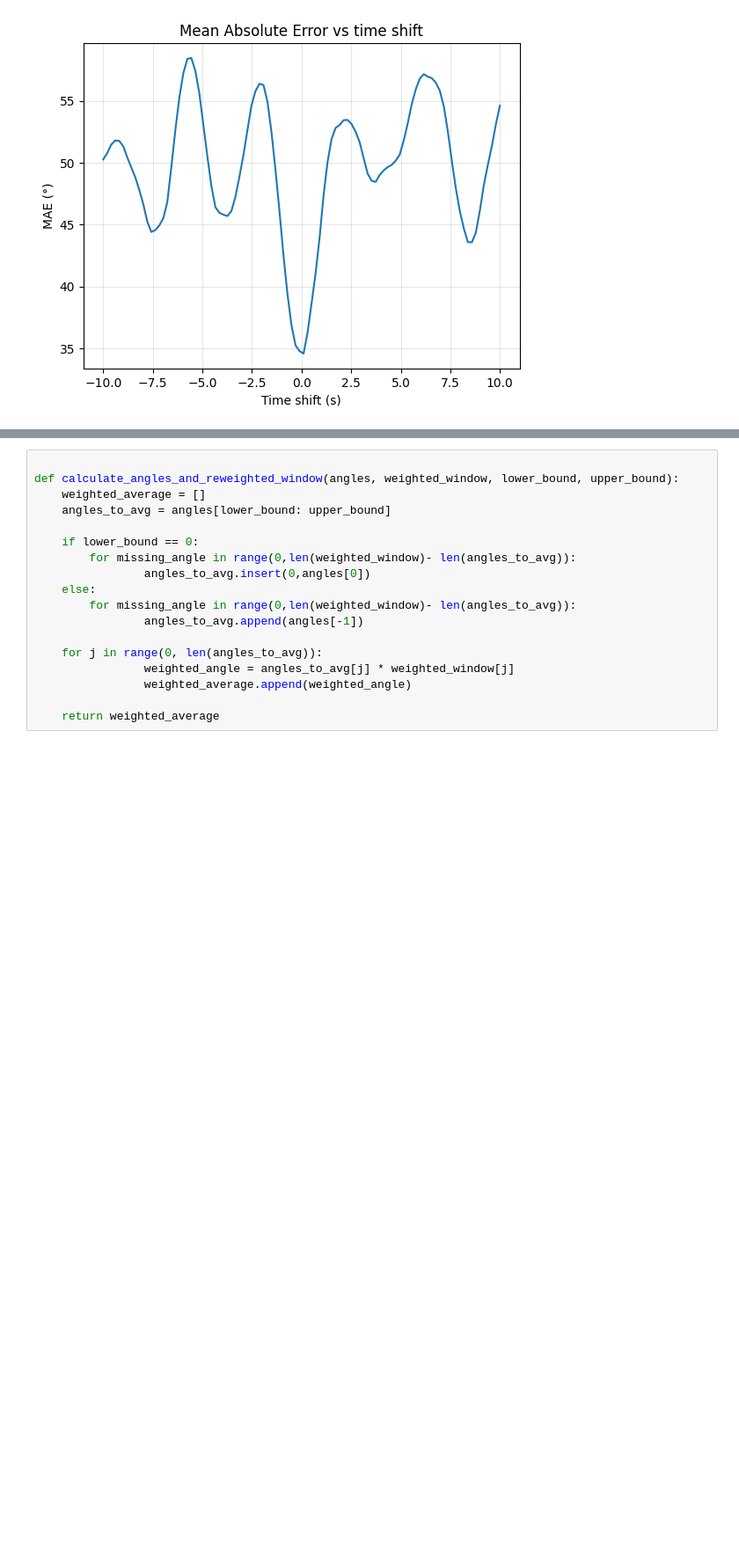
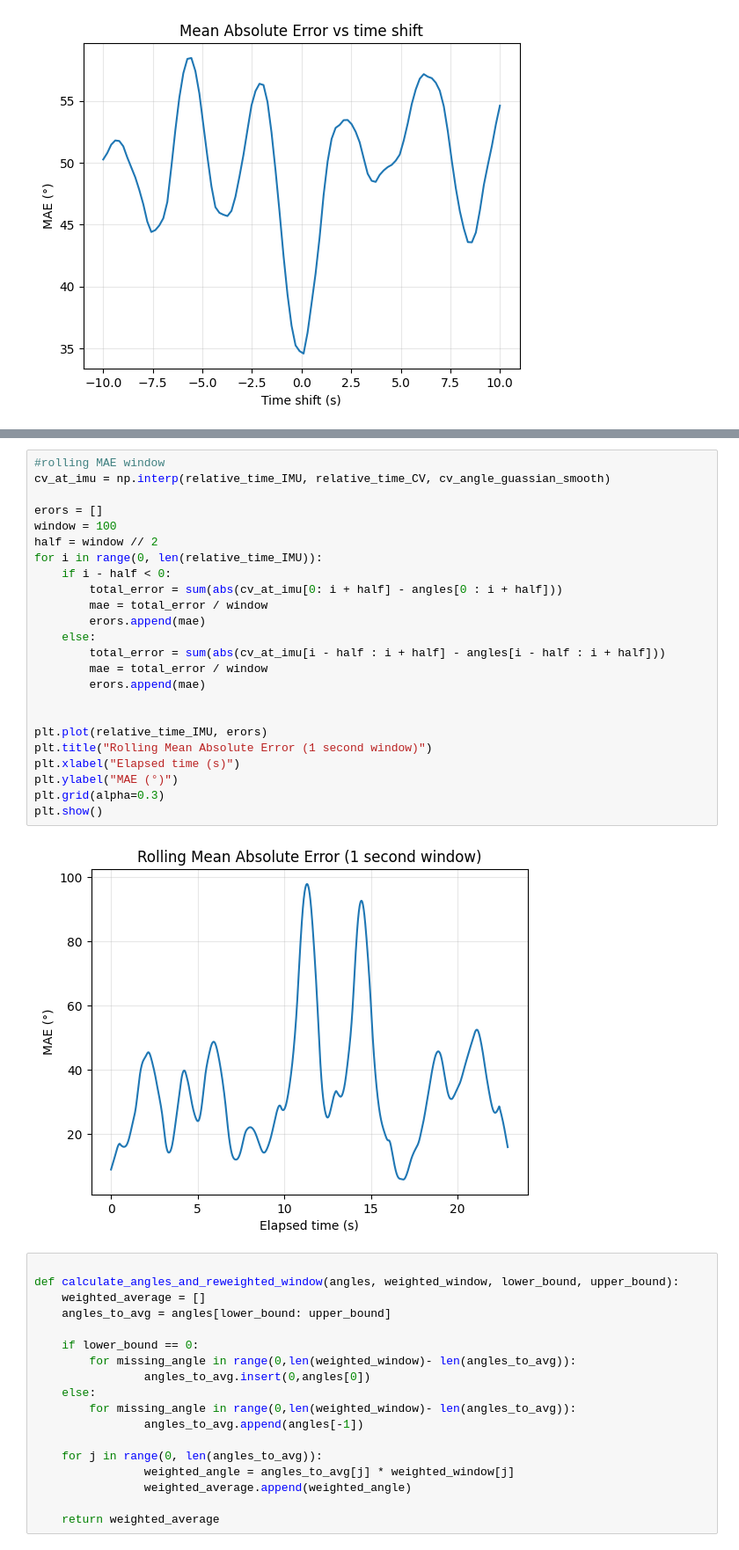
Before and after one commit to Colin-B-Billhardt/climbing_tracker_application, a Jupyter notebook: quaternion_analyses.ipynb, the cells around one changed output, grey strips where cells are left out. Shown: that part at 88% size. Saved outputs shown, nothing was run; the diff lists cells and outputs as text; blank space fills up the shorter version.

```diff
--- a/quaternion_analyses.ipynb
+++ b/quaternion_analyses.ipynb
@@ -355,3 +361,29 @@ plt.show()
+# %%
+#rolling MAE window
+cv_at_imu = np.interp(relative_time_IMU, relative_time_CV, cv_angle_guassian_smooth)
+
+erors = []
+window = 100
+half = window // 2
+for i in range(0, len(relative_time_IMU)):
+    if i - half < 0:
+        total_error = sum(abs(cv_at_imu[0: i + half] - angles[0 : i + half]))
+        mae = total_error / window
+        erors.append(mae)
+    else:
+        total_error = sum(abs(cv_at_imu[i - half : i + half] - angles[i - half : i + half]))
+        mae = total_error / window
+        erors.append(mae)
+
+
+plt.plot(relative_time_IMU, erors)
+plt.title("Rolling Mean Absolute Error (1 second window)")
+plt.xlabel("Elapsed time (s)")
+plt.ylabel("MAE (°)")
+plt.grid(alpha=0.3)
+plt.show()
+# %% [output]
+[figure, added]
 # %%
 
 def calculate_angles_and_reweighted_window(angles, weighted_window, lower_bound, upper_bound):
```
Also changed, not shown: parts of 2 cells of this notebook.
